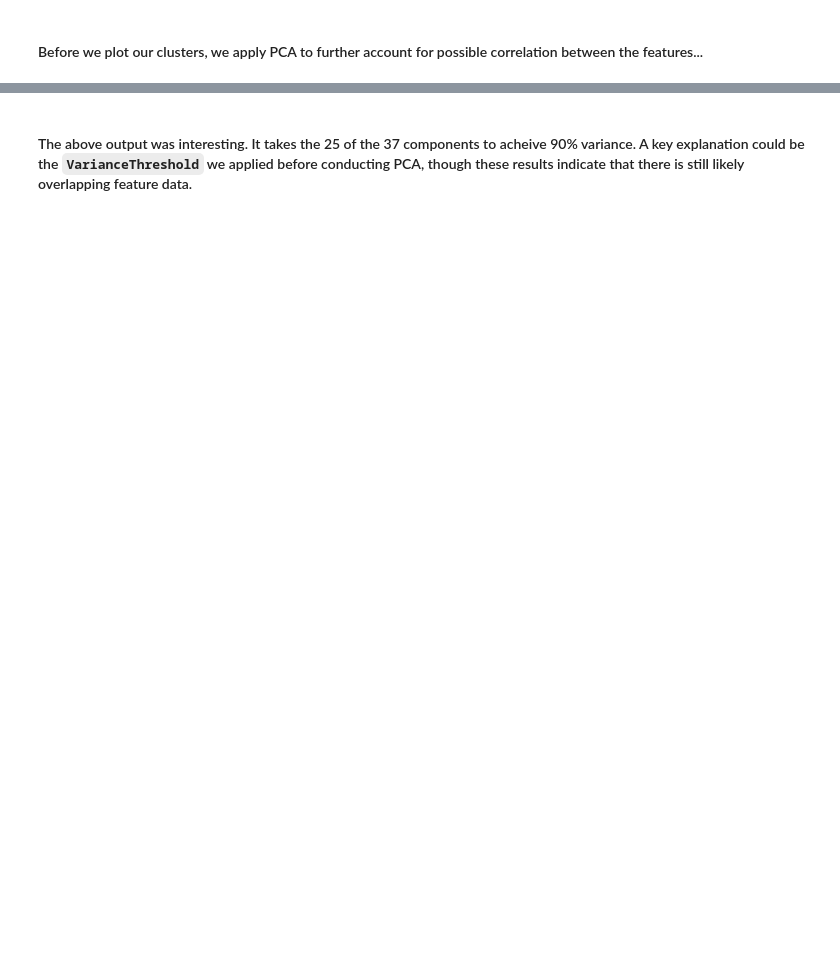
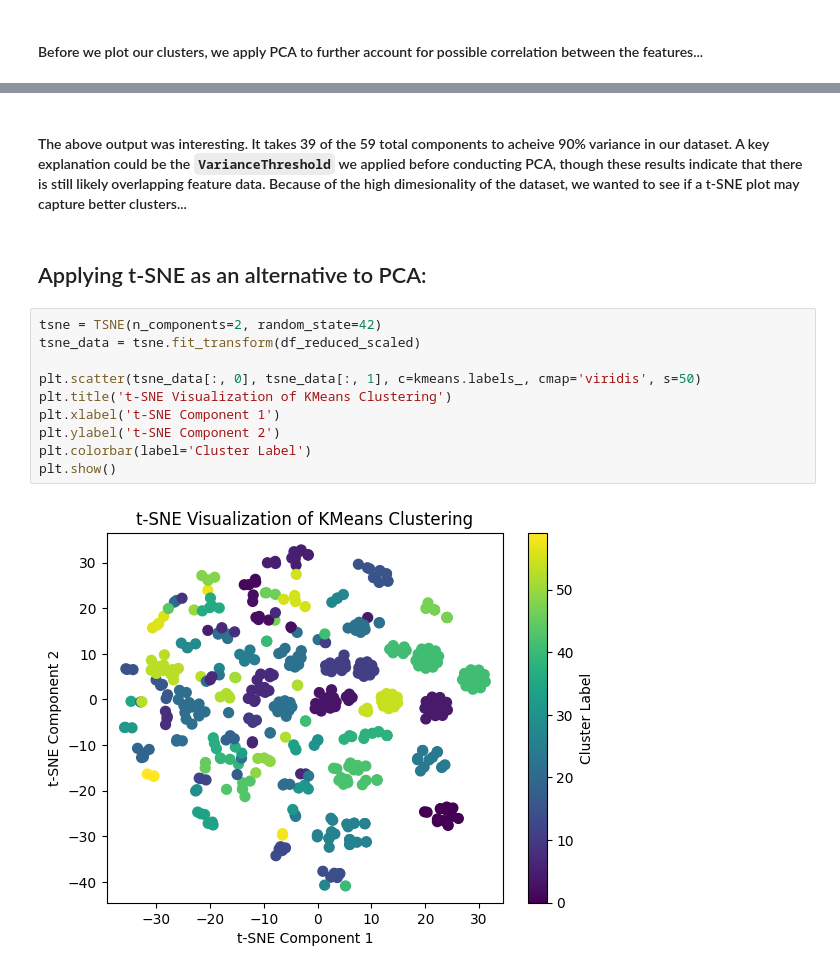
Before and after one commit to agreen8911/Building-Transparency-in-Search-Based-AI, a Jupyter notebook: models/clustering.ipynb, the cells around one changed output, grey strips where cells are left out. Saved outputs shown, nothing was run; the diff lists cells and outputs as text; blank space fills up the shorter version.

```diff
--- a/models/clustering.ipynb
+++ b/models/clustering.ipynb
@@ -233,2 +231,16 @@ Principal Component 37: 0.00% of variance (1.00% cumulative)
 # %% [markdown]
-#### The above output was interesting.  It takes the 25 of the 37 components to acheive 90% variance.  A key explanation could be the `VarianceThreshold` we applied before conducting PCA, though these results indicate that there is still likely overlapping feature data.
+#### The above output was interesting.  It takes 39 of the 59 total components to acheive 90% variance in our dataset.  A key explanation could be the `VarianceThreshold` we applied before conducting PCA, though these results indicate that there is still likely overlapping feature data.  Because of the high dimesionality of the dataset, we wanted to see if a t-SNE plot may capture better clusters...
+# %% [markdown]
+## Applying t-SNE as an alternative to PCA:
+# %%
+tsne = TSNE(n_components=2, random_state=42)
+tsne_data = tsne.fit_transform(df_reduced_scaled)
+
+plt.scatter(tsne_data[:, 0], tsne_data[:, 1], c=kmeans.labels_, cmap='viridis', s=50)
+plt.title('t-SNE Visualization of KMeans Clustering')
+plt.xlabel('t-SNE Component 1')
+plt.ylabel('t-SNE Component 2')
+plt.colorbar(label='Cluster Label')
+plt.show()
+# %% [output]
+[figure, added]
```
Also changed, not shown: parts of 28 cells of this notebook, 9 other files.
